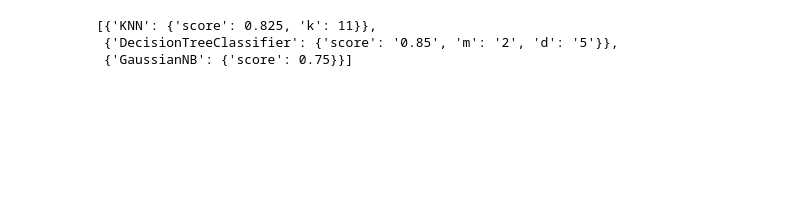
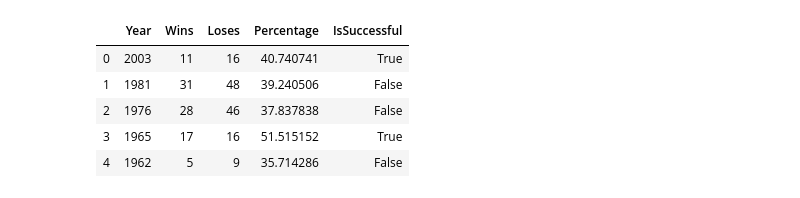
Before and after one commit to NBA-coaches/NBA-coaches-analysis, a Jupyter notebook: Data analysis.ipynb, the cells around one changed output. Drawn from its saved outputs; the diff is of its cells as text; code cells hidden in the pictures; blank space fills up the shorter version.

Commit message:
data estimator functions and new file + notebook change

```diff
--- a/Data analysis.ipynb
+++ b/Data analysis.ipynb
@@ -30,5 +32,6 @@ url = 'https://www.basketball-reference.com/teams/'
 # %%
 df = pd.read_csv('Data/Joined Data.csv')
+estimateDf = pd.read_csv('Data/Visual DataFrame.csv')
 # %%
 df = df.sort_values('Year', ascending=False)
 df = df.drop(df[df['Year'] == 2020].index)
@@ -131,13 +134,13 @@ def run_methods_estimators(X,y):
     scores.append({'GaussianNB':{'score':score_train}})
     return scores
 ################################################
-# %%
-# Test followed df
-testsResults = []
-testFollowedX = follow_df[['Year','Coach1Wins','Coach1Lose','Total1','Precentage1','Coach2Wins','Coach2Lose','Total2','Precentage2']]
-testFollowedY = follow_df['0_diff_Test1']
-run_methods_estimators(testFollowedX,testFollowedY)
-# %% [output]
-[{'KNN': {'score': 0.825, 'k': 11}},
- {'DecisionTreeClassifier': {'score': '0.85', 'm': '2', 'd': '5'}},
- {'GaussianNB': {'score': 0.75}}]
+# %%
+# Test estimateDf
+estimateDf.head()
+# %% [output]
+|  | Year | Wins | Loses | Percentage | IsSuccessful |
+| 0 | 2003 | 11 | 16 | 40.740741 | True |
+| 1 | 1981 | 31 | 48 | 39.240506 | False |
+| 2 | 1976 | 28 | 46 | 37.837838 | False |
+| 3 | 1965 | 17 | 16 | 51.515152 | True |
+| 4 | 1962 | 5 | 9 | 35.714286 | False |
```
Also changed, not shown: parts of 5 cells of this notebook, 3 other files.
